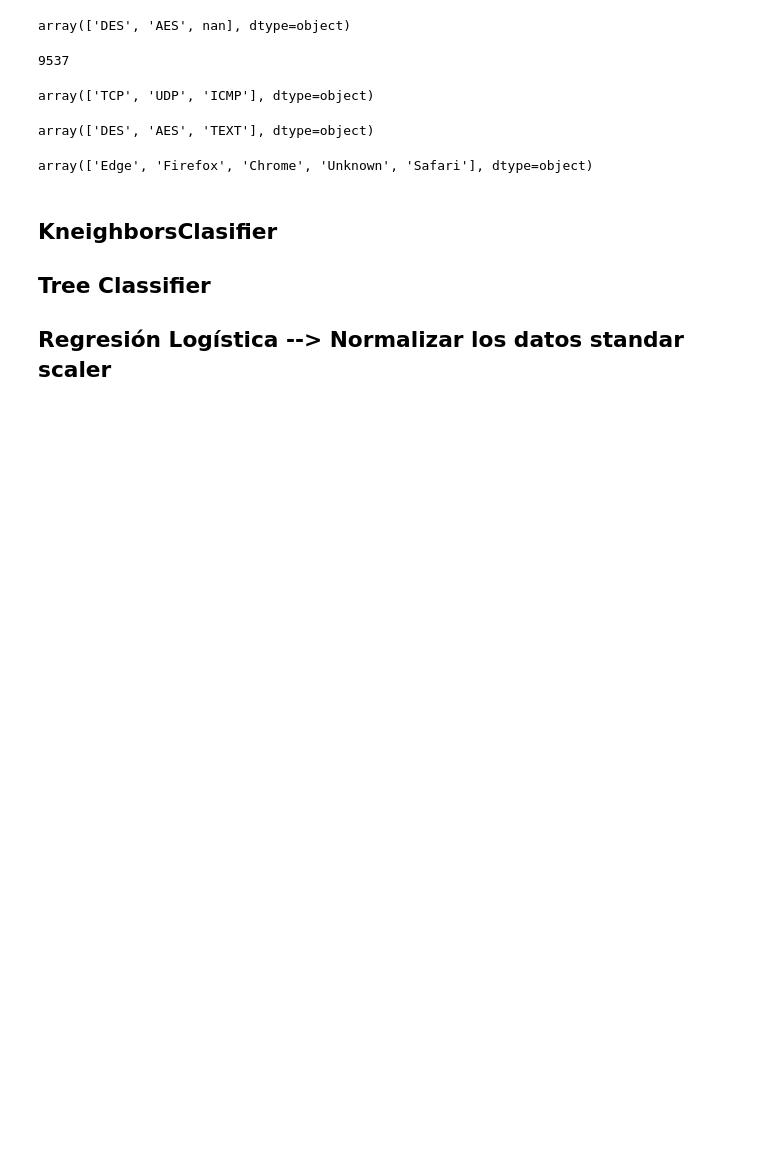
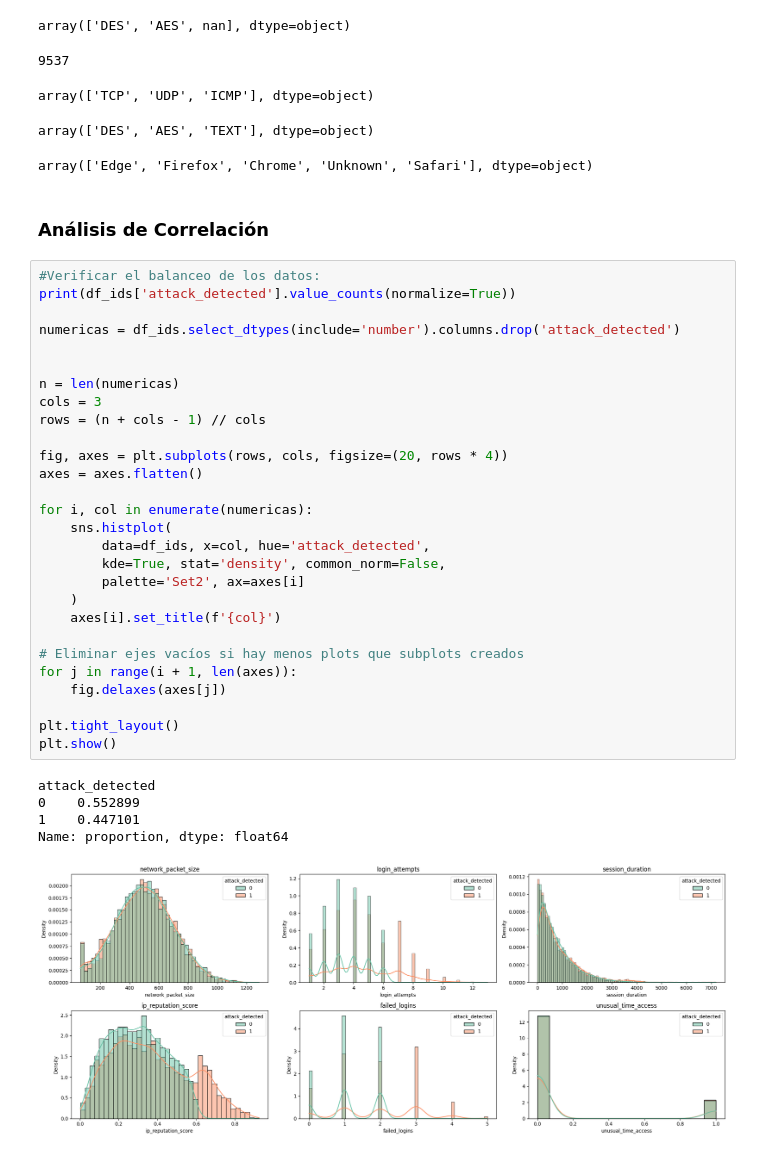
Before and after one commit to fresvel/04EPPY_AF, a Jupyter notebook: ids_ml/idspy_ml.ipynb, the cells around one changed output. Cells and saved outputs as stored; diff of their text form; blank space fills up the shorter version.

```diff
--- a/ids_ml/idspy_ml.ipynb
+++ b/ids_ml/idspy_ml.ipynb
@@ -95,7 +95,39 @@ array(['DES', 'AES', nan], dtype=object)
 array(['TCP', 'UDP', 'ICMP'], dtype=object)
 array(['DES', 'AES', 'TEXT'], dtype=object)
 array(['Edge', 'Firefox', 'Chrome', 'Unknown', 'Safari'], dtype=object)
-# %% [markdown]
-## KneighborsClasifier
-## Tree Classifier
-## Regresión Logística --> Normalizar los datos standar scaler
+# %% [markdown]
+### **Análisis de Correlación**
+# %%
+#Verificar el balanceo de los datos:
+print(df_ids['attack_detected'].value_counts(normalize=True))
+
+numericas = df_ids.select_dtypes(include='number').columns.drop('attack_detected')
+
+
+n = len(numericas)
+cols = 3
+rows = (n + cols - 1) // cols
+
+fig, axes = plt.subplots(rows, cols, figsize=(20, rows * 4))
+axes = axes.flatten()
+
+for i, col in enumerate(numericas):
+    sns.histplot(
+        data=df_ids, x=col, hue='attack_detected',
+        kde=True, stat='density', common_norm=False,
+        palette='Set2', ax=axes[i]
+    )
+    axes[i].set_title(f'{col}')
+
+# Eliminar ejes vacíos si hay menos plots que subplots creados
+for j in range(i + 1, len(axes)):
+    fig.delaxes(axes[j])
+
+plt.tight_layout()
+plt.show()
+# %% [output]
+attack_detected
+0    0.552899
+1    0.447101
+Name: proportion, dtype: float64
+[figure, added]
```
Also changed, not shown: parts of 13 cells of this notebook, 2 other files.
